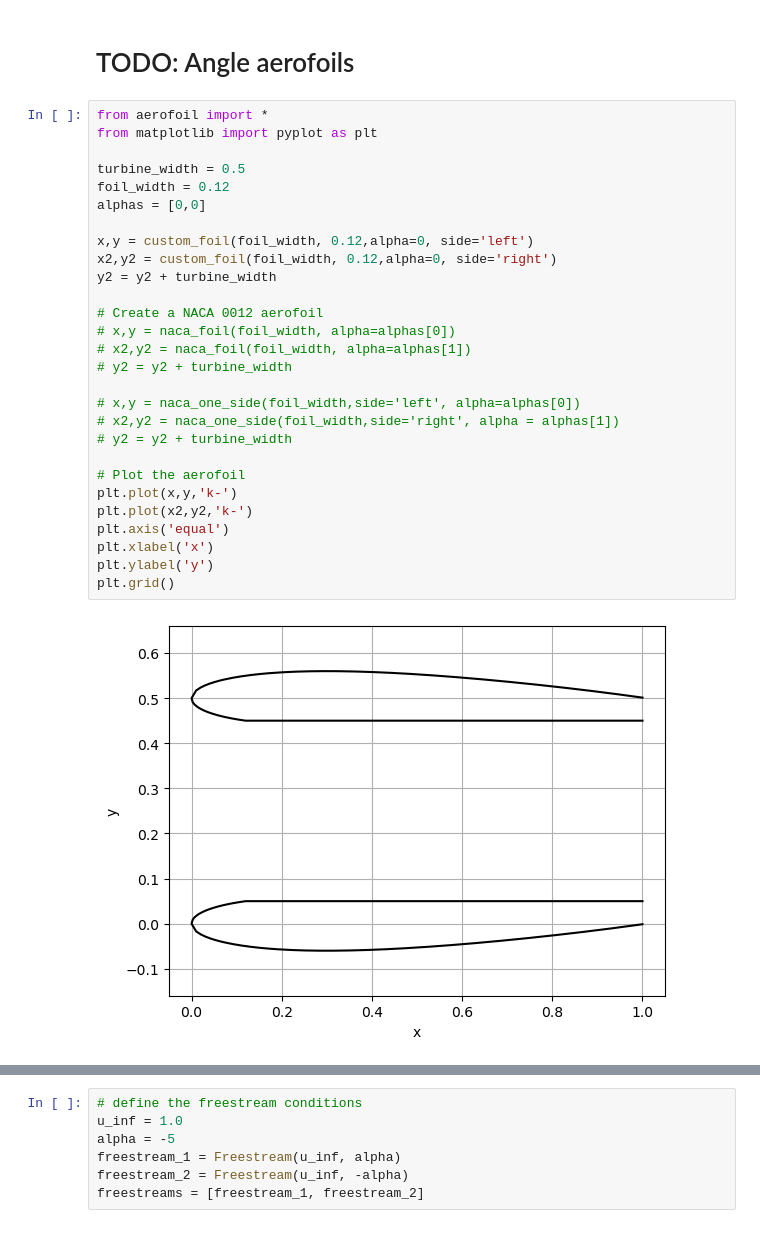
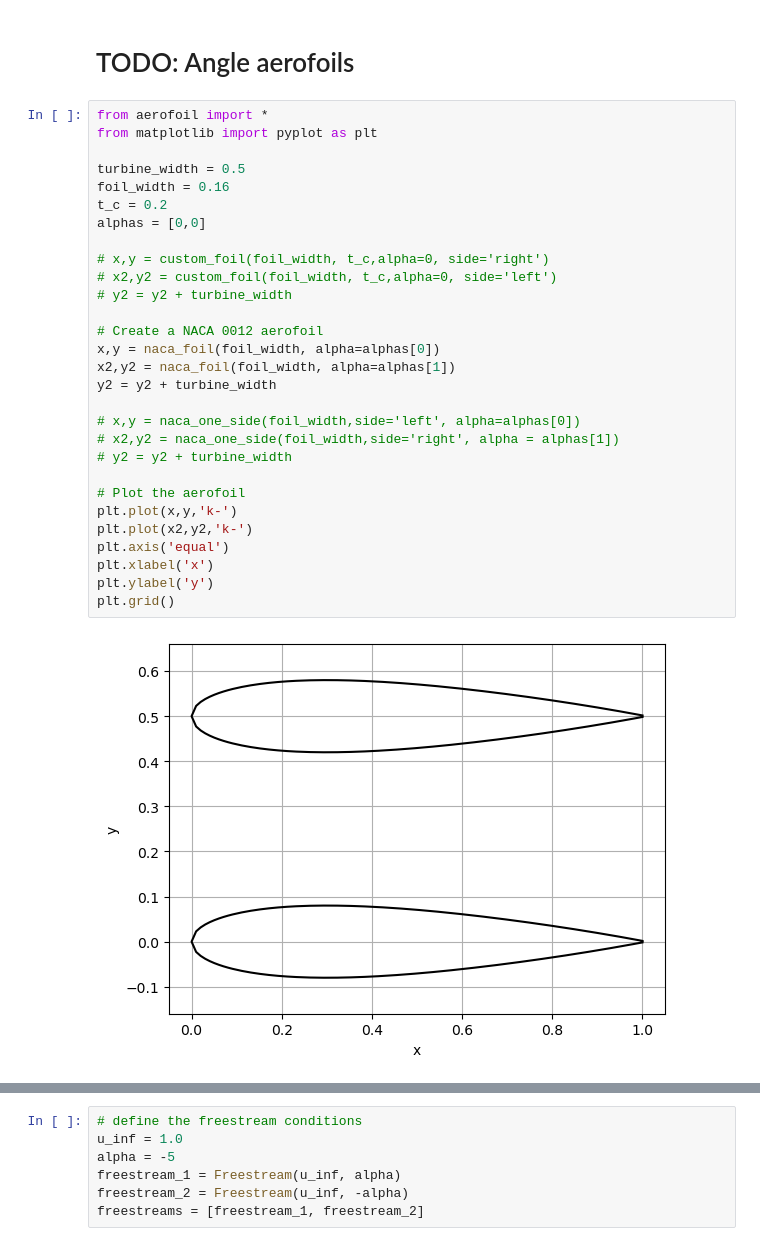
Before and after one commit to pilipb/DP5-code, a Jupyter notebook: testing_foil.ipynb, the cells around one changed output, grey strips where cells are left out. Saved outputs shown, nothing was run; the diff lists cells and outputs as text.

```diff
--- a/testing_foil.ipynb
+++ b/testing_foil.ipynb
@@ -3,33 +3,34 @@
 # %%
 from aerofoil import *
 from matplotlib import pyplot as plt
 
 turbine_width = 0.5
-foil_width = 0.12
+foil_width = 0.16
+t_c = 0.2
 alphas = [0,0]
 
-x,y = custom_foil(foil_width, 0.12,alpha=0, side='left')
-x2,y2 = custom_foil(foil_width, 0.12,alpha=0, side='right')
-y2 = y2 + turbine_width
+# x,y = custom_foil(foil_width, t_c,alpha=0, side='right')
+# x2,y2 = custom_foil(foil_width, t_c,alpha=0, side='left')
+# y2 = y2 + turbine_width
 
 # Create a NACA 0012 aerofoil
-# x,y = naca_foil(foil_width, alpha=alphas[0])
-# x2,y2 = naca_foil(foil_width, alpha=alphas[1])
-# y2 = y2 + turbine_width
+x,y = naca_foil(foil_width, alpha=alphas[0])
+x2,y2 = naca_foil(foil_width, alpha=alphas[1])
+y2 = y2 + turbine_width
 
 # x,y = naca_one_side(foil_width,side='left', alpha=alphas[0])
 # x2,y2 = naca_one_side(foil_width,side='right', alpha = alphas[1])
 # y2 = y2 + turbine_width
 
 # Plot the aerofoil
 plt.plot(x,y,'k-')
 plt.plot(x2,y2,'k-')
 plt.axis('equal')
 plt.xlabel('x')
 plt.ylabel('y')
 plt.grid()
 # %% [output]
-[figure, old version]
+[figure, new version]
 # %%
 import numpy as np
 
```
Also changed, not shown: parts of 2 cells of this notebook.
